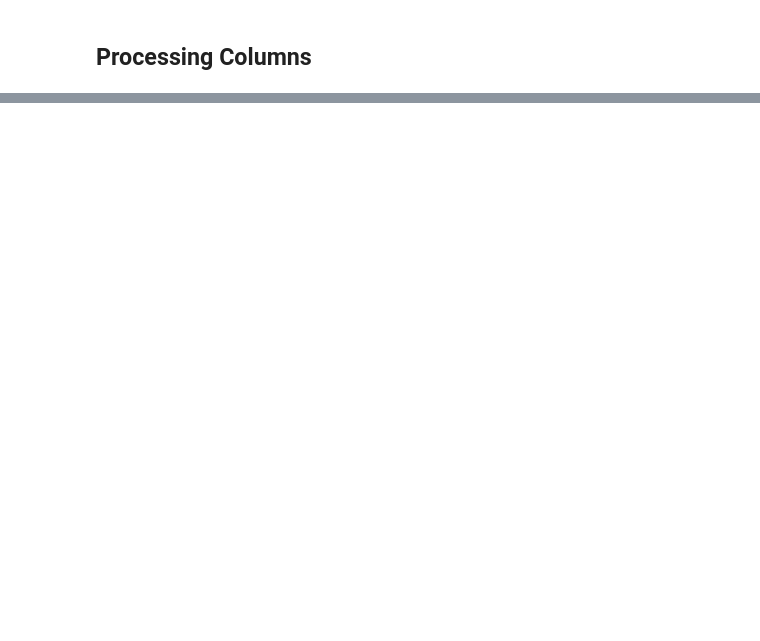
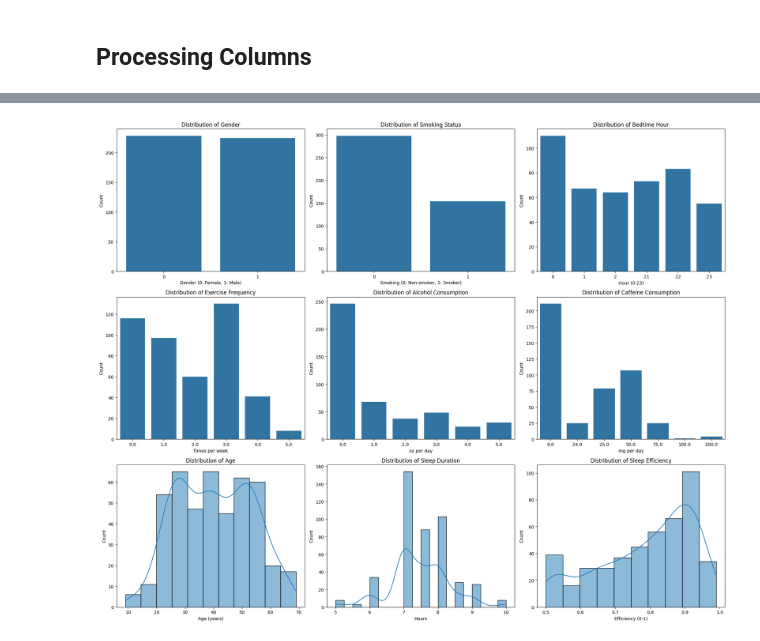
Before and after one commit to pedroaires/SleepHealth-Analysis-ML, a Jupyter notebook: notebooks/01_analise_exploratoria.ipynb, the cells around one changed output, grey strips where cells are left out. Saved outputs shown, nothing was run; the diff lists cells and outputs as text; code cells hidden in the pictures; blank space fills up the shorter version.

```diff
--- a/notebooks/01_analise_exploratoria.ipynb
+++ b/notebooks/01_analise_exploratoria.ipynb
@@ -225,0 +123,10 @@ We can gather a few information from these visualizations:
+# %%
+columns_to_fill = ['Awakenings', 'Caffeine consumption', 'Alcohol consumption', 'Exercise frequency']
+
+
+for column in columns_to_fill:
+    mean_value = round(interim_df[column].mean())
+    interim_df.fillna({column:mean_value}, inplace=True)
+
+print("Valores nulos restantes:")
+print(interim_df.isna().sum())
@@ -225,0 +152,2 @@ We can gather a few information from these visualizations:
+# %%
+processed_df = interim_df.copy()
@@ -225,0 +181,2 @@ We can gather a few information from these visualizations:
+# %%
+processed_df.drop(['REM sleep percentage', 'Deep sleep percentage', 'Light sleep percentage', 'Awakenings'], axis=1, inplace=True)
@@ -269,0 +187,69 @@ For this study we are focusing on the sleep quality and thats
+# %%
+plt.figure(figsize=(20, 16))
+
+# Based on the value counts, we can identify:
+# Categorical variables: Gender_encoded, Smoking_encoded, Bedtime_hour
+# Discrete variables with few values: Exercise frequency, Alcohol consumption, Caffeine consumption
+# Continuous variables: Age, Sleep duration, Sleep efficiency
+
+# 1. Categorical Variables
+plt.subplot(3, 3, 1)
+sns.countplot(x='Gender_encoded', data=processed_df)
+plt.title('Distribution of Gender')
+plt.xlabel('Gender (0: Female, 1: Male)')
+plt.ylabel('Count')
+
+plt.subplot(3, 3, 2)
+sns.countplot(x='Smoking_encoded', data=processed_df)
+plt.title('Distribution of Smoking Status')
+plt.xlabel('Smoking (0: Non-smoker, 1: Smoker)')
+plt.ylabel('Count')
+
+plt.subplot(3, 3, 3)
+sns.countplot(x='Bedtime_hour', data=processed_df)
+plt.title('Distribution of Bedtime Hour')
+plt.xlabel('Hour (0-23)')
+plt.ylabel('Count')
+
+# 2. Discrete Variables with Few Values
+plt.subplot(3, 3, 4)
+sns.countplot(x='Exercise frequency', data=processed_df)
+plt.title('Distribution of Exercise Frequency')
+plt.xlabel('Times per week')
+plt.ylabel('Count')
+
+plt.subplot(3, 3, 5)
+sns.countplot(x='Alcohol consumption', data=processed_df)
+plt.title('Distribution of Alcohol Consumption')
+plt.xlabel('oz per day')
+plt.ylabel('Count')
+
+plt.subplot(3, 3, 6)
+sns.countplot(x='Caffeine consumption', data=processed_df)
+plt.title('Distribution of Caffeine Consumption')
+plt.xlabel('mg per day')
+plt.ylabel('Count')
+
+# 3. Continuous Variables
+plt.subplot(3, 3, 7)
+sns.histplot(processed_df['Age'], kde=True)
+plt.title('Distribution of Age')
+plt.xlabel('Age (years)')
+plt.ylabel('Count')
+
+plt.subplot(3, 3, 8)
+sns.histplot(processed_df['Sleep duration'], kde=True)
+plt.title('Distribution of Sleep Duration')
+plt.xlabel('Hours')
+plt.ylabel('Count')
+
+plt.subplot(3, 3, 9)
+sns.histplot(processed_df['Sleep efficiency'], kde=True)
+plt.title('Distribution of Sleep Efficiency')
+plt.xlabel('Efficiency (0-1)')
+plt.ylabel('Count')
+
+plt.tight_layout()
+plt.show()
+# %% [output]
+[figure, added]
```
Also changed, not shown: parts of 56 cells of this notebook, 1 other file.
